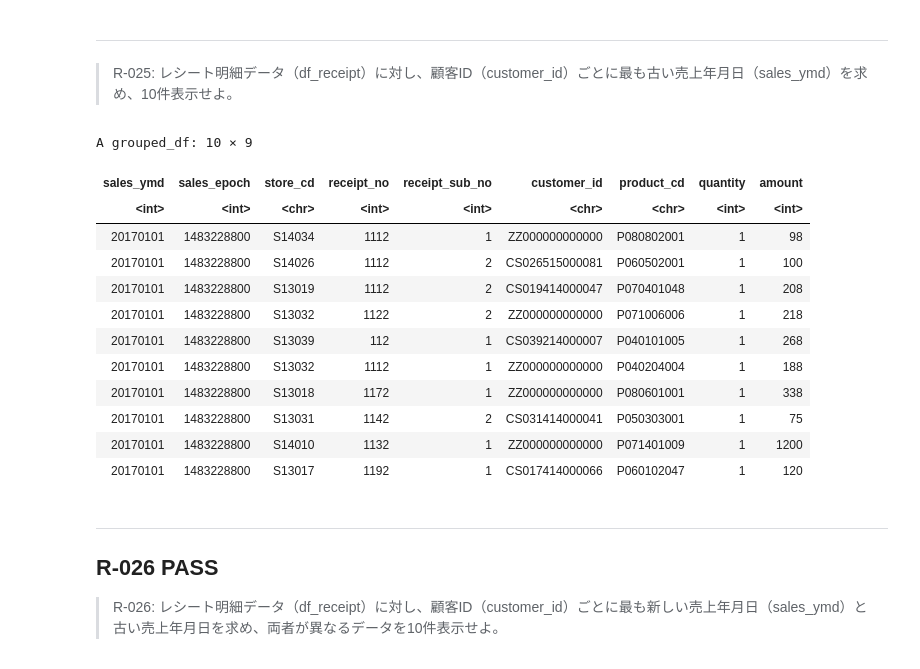
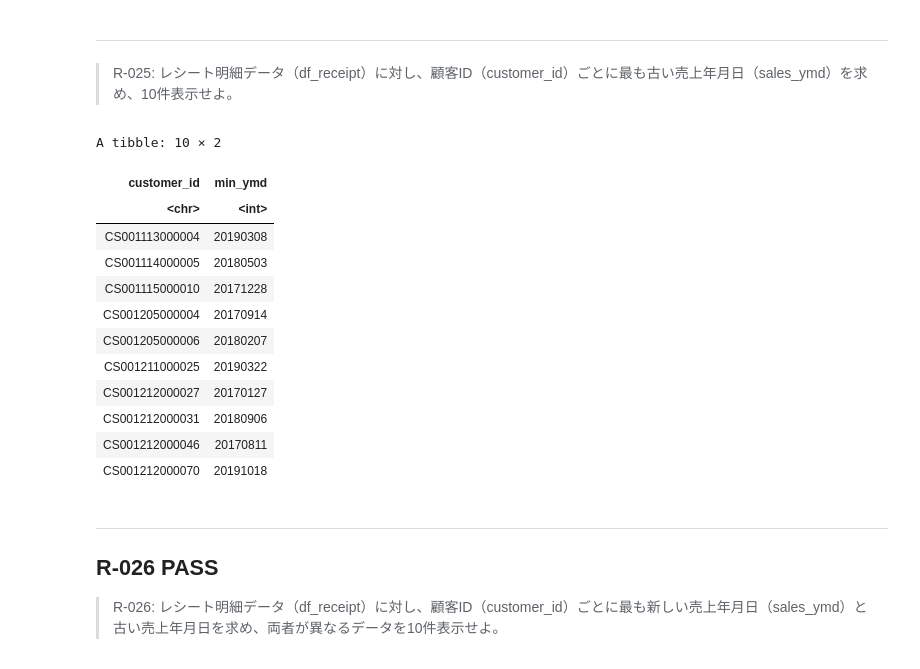
Before and after one commit to sishii0418/100knocks-preprocess, a Jupyter notebook: docker/work/preprocess_knock_R.ipynb, the cells around one changed output. Saved outputs shown, nothing was run; the diff lists cells and outputs as text; code cells hidden in the pictures.

```diff
--- a/docker/work/preprocess_knock_R.ipynb
+++ b/docker/work/preprocess_knock_R.ipynb
@@ -505,21 +489,21 @@ A grouped_df: 10 × 9
 ---
 > R-025: レシート明細データ（df_receipt）に対し、顧客ID（customer_id）ごとに最も古い売上年月日（sales_ymd）を求め、10件表示せよ。
 # %%
-df_receipt %>% group_by(customer_id) %>% arrange(sales_ymd) %>% head(10)
+df_receipt %>% group_by(customer_id) %>% summarise(min_ymd = min(sales_ymd)) %>% head(10)
 # %% [output]
-A grouped_df: 10 × 9
+A tibble: 10 × 2
-| sales_ymd | sales_epoch | store_cd | receipt_no | receipt_sub_no | customer_id | product_cd | quantity | amount |
-| <int> | <int> | <chr> | <int> | <int> | <chr> | <chr> | <int> | <int> |
-| 20170101 | 1483228800 | S14034 | 1112 | 1 | ZZ000000000000 | P080802001 | 1 | 98 |
-| 20170101 | 1483228800 | S14026 | 1112 | 2 | CS026515000081 | P060502001 | 1 | 100 |
-| 20170101 | 1483228800 | S13019 | 1112 | 2 | CS019414000047 | P070401048 | 1 | 208 |
-| 20170101 | 1483228800 | S13032 | 1122 | 2 | ZZ000000000000 | P071006006 | 1 | 218 |
-| 20170101 | 1483228800 | S13039 | 112 | 1 | CS039214000007 | P040101005 | 1 | 268 |
-| 20170101 | 1483228800 | S13032 | 1112 | 1 | ZZ000000000000 | P040204004 | 1 | 188 |
-| 20170101 | 1483228800 | S13018 | 1172 | 1 | ZZ000000000000 | P080601001 | 1 | 338 |
-| 20170101 | 1483228800 | S13031 | 1142 | 2 | CS031414000041 | P050303001 | 1 | 75 |
-| 20170101 | 1483228800 | S14010 | 1132 | 1 | ZZ000000000000 | P071401009 | 1 | 1200 |
-| 20170101 | 1483228800 | S13017 | 1192 | 1 | CS017414000066 | P060102047 | 1 | 120 |
+| customer_id | min_ymd |
+| <chr> | <int> |
+| CS001113000004 | 20190308 |
+| CS001114000005 | 20180503 |
+| CS001115000010 | 20171228 |
+| CS001205000004 | 20170914 |
+| CS001205000006 | 20180207 |
+| CS001211000025 | 20190322 |
+| CS001212000027 | 20170127 |
+| CS001212000031 | 20180906 |
+| CS001212000046 | 20170811 |
+| CS001212000070 | 20191018 |
 # %% [markdown]
 ---
 ## R-026 PASS
```
Also changed, not shown: parts of 51 cells of this notebook.
